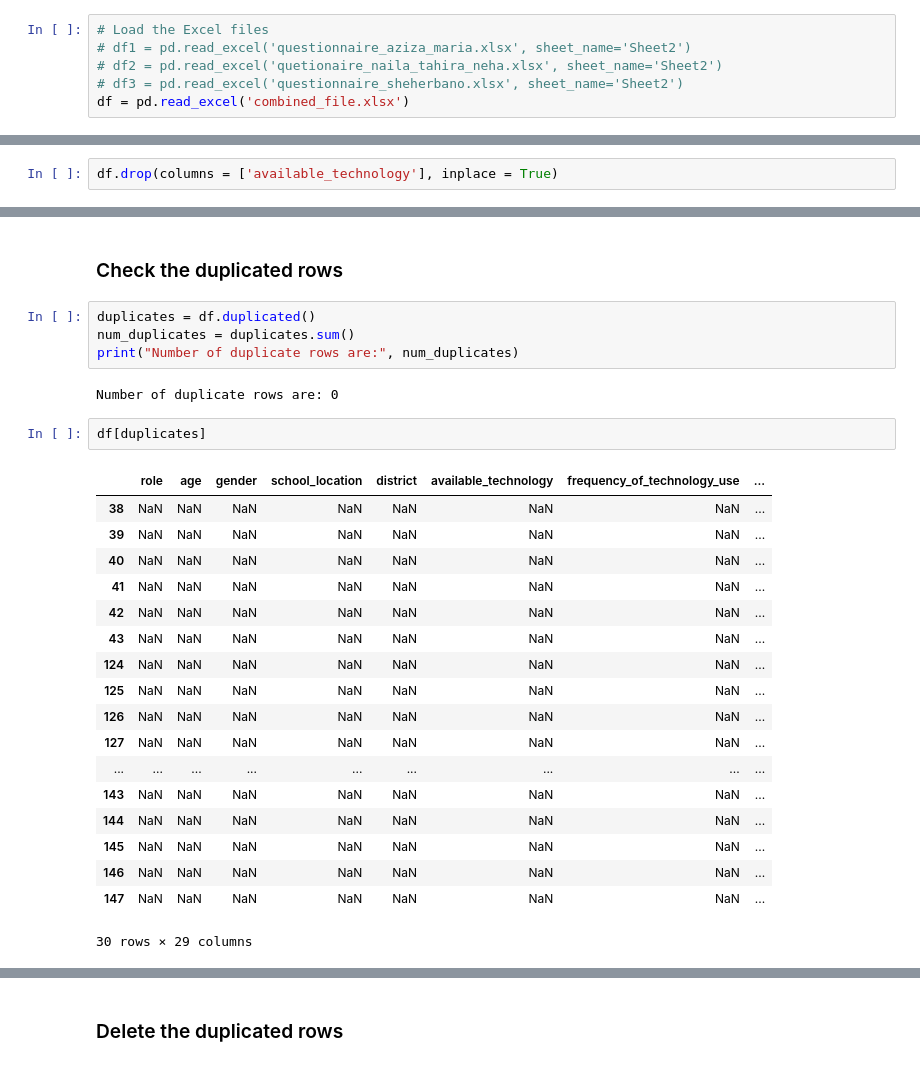
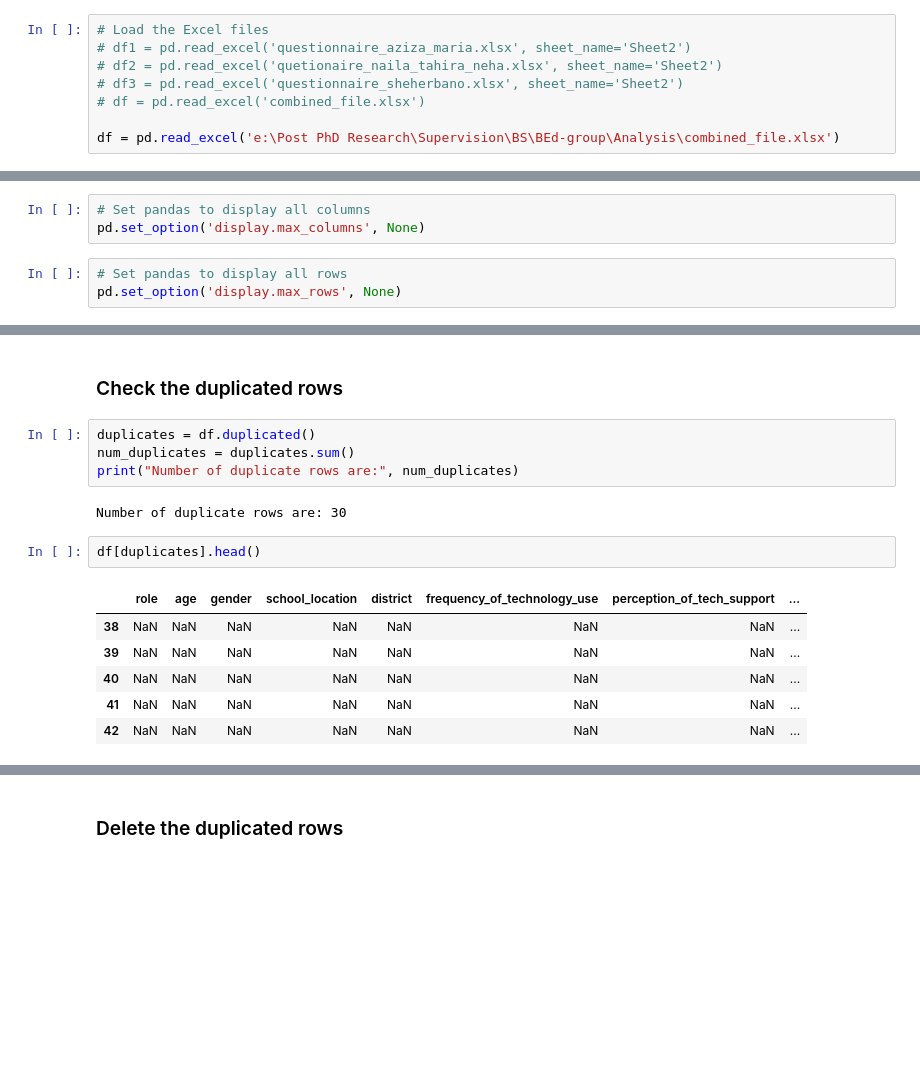
Before and after one commit to math-pal/edu-tech, a Jupyter notebook: impact_of_tech_on_edu.ipynb, the cells around one changed output, grey strips where cells are left out. Cells and saved outputs as stored; diff of their text form; blank space fills up the shorter version.

```diff
--- a/impact_of_tech_on_edu.ipynb
+++ b/impact_of_tech_on_edu.ipynb
@@ -29,7 +35,9 @@ import missingno as msno
 # df1 = pd.read_excel('questionnaire_aziza_maria.xlsx', sheet_name='Sheet2')
 # df2 = pd.read_excel('quetionaire_naila_tahira_neha.xlsx', sheet_name='Sheet2')
 # df3 = pd.read_excel('questionnaire_sheherbano.xlsx', sheet_name='Sheet2')
-df = pd.read_excel('combined_file.xlsx')
+# df = pd.read_excel('combined_file.xlsx')
+
+df = pd.read_excel('e:\Post PhD Research\Supervision\BS\BEd-group\Analysis\combined_file.xlsx')
 # %%
 # # Concatenate the DataFrames
 # df = pd.concat([df1, df2, df3])
@@ -41,0 +49,6 @@ df = pd.read_excel('combined_file.xlsx')
+# %%
+# Set pandas to display all columns
+pd.set_option('display.max_columns', None)
+# %%
+# Set pandas to display all rows
+pd.set_option('display.max_rows', None)
@@ -184,5 +163,3 @@ KeyError: "['s.no', 'school_name'] not found in axis"
-# %%
-df.drop(columns = ['available_technology'], inplace = True)
 # %%
 df.shape
 # %% [output]
@@ -271,28 +244,16 @@ duplicates = df.duplicated()
 num_duplicates = duplicates.sum()
 print("Number of duplicate rows are:", num_duplicates)
 # %% [output]
-Number of duplicate rows are: 0
+Number of duplicate rows are: 30
 # %%
-df[duplicates]
+df[duplicates].head()
 # %% [output]
-|  | role | age | gender | school_location | district | available_technology | frequency_of_technology_use | ... |
+|  | role | age | gender | school_location | district | frequency_of_technology_use | perception_of_tech_support | ... |
 | 38 | NaN | NaN | NaN | NaN | NaN | NaN | NaN | ... |
 | 39 | NaN | NaN | NaN | NaN | NaN | NaN | NaN | ... |
 | 40 | NaN | NaN | NaN | NaN | NaN | NaN | NaN | ... |
 | 41 | NaN | NaN | NaN | NaN | NaN | NaN | NaN | ... |
 | 42 | NaN | NaN | NaN | NaN | NaN | NaN | NaN | ... |
-| 43 | NaN | NaN | NaN | NaN | NaN | NaN | NaN | ... |
-| 124 | NaN | NaN | NaN | NaN | NaN | NaN | NaN | ... |
-| 125 | NaN | NaN | NaN | NaN | NaN | NaN | NaN | ... |
-| 126 | NaN | NaN | NaN | NaN | NaN | NaN | NaN | ... |
-| 127 | NaN | NaN | NaN | NaN | NaN | NaN | NaN | ... |
-| ... | ... | ... | ... | ... | ... | ... | ... | ... |
-| 143 | NaN | NaN | NaN | NaN | NaN | NaN | NaN | ... |
-| 144 | NaN | NaN | NaN | NaN | NaN | NaN | NaN | ... |
-| 145 | NaN | NaN | NaN | NaN | NaN | NaN | NaN | ... |
-| 146 | NaN | NaN | NaN | NaN | NaN | NaN | NaN | ... |
-| 147 | NaN | NaN | NaN | NaN | NaN | NaN | NaN | ... |
-30 rows × 29 columns
 # %%
 df.iloc[35:45]
 # %% [output]
```
Also changed, not shown: parts of 113 cells of this notebook.
